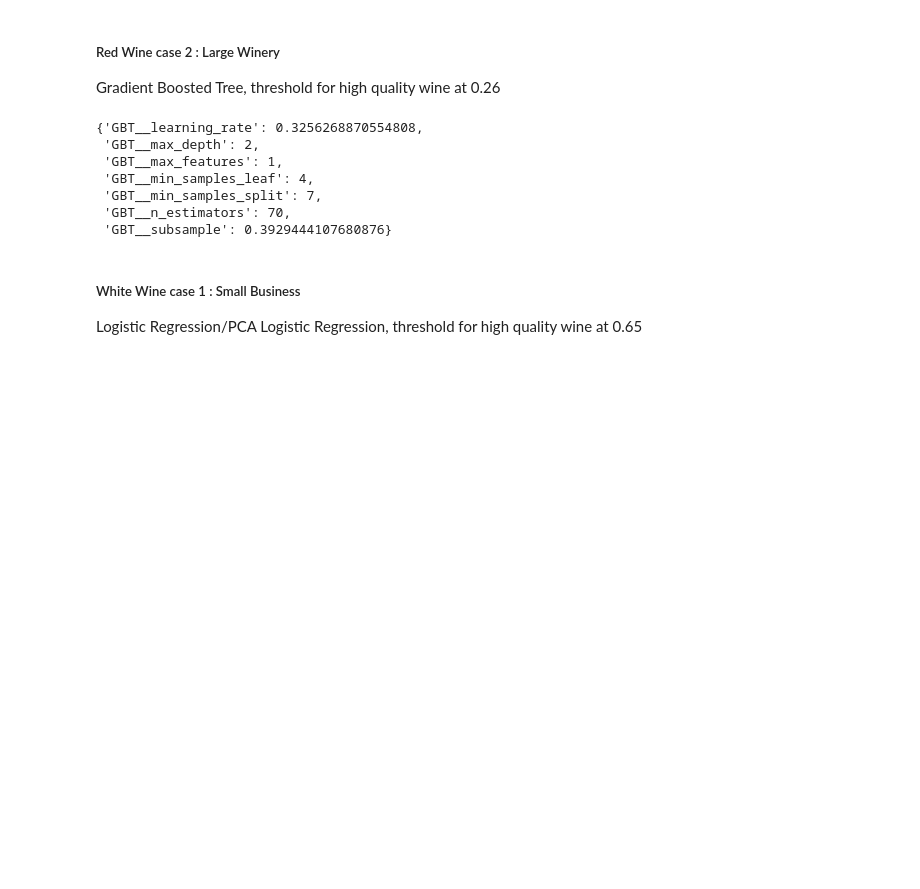
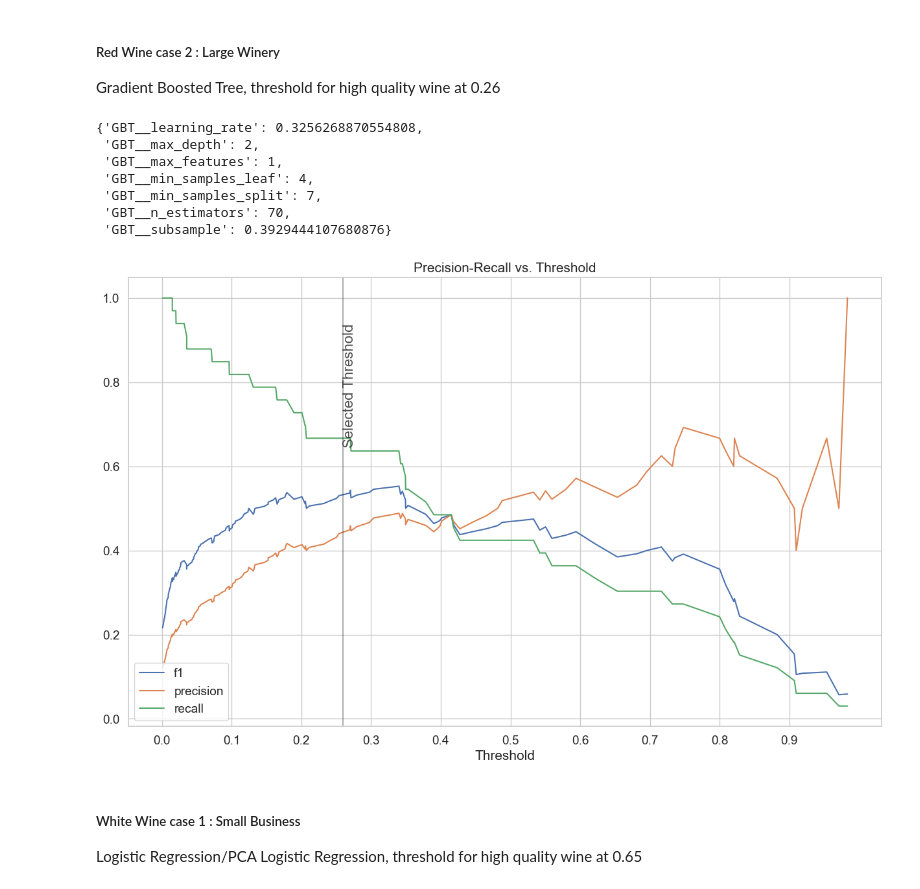
Before and after one commit to clementchen163/Wine-Quality, a Jupyter notebook: 4. Modeling/Wine Quality Modeling.ipynb, the cells around one changed output. Drawn from its saved outputs; the diff is of its cells as text; code cells hidden in the pictures; blank space fills up the shorter version.

```diff
--- a/4. Modeling/Wine Quality Modeling.ipynb
+++ b/4. Modeling/Wine Quality Modeling.ipynb
@@ -596,6 +600,10 @@ GBT_cv_red.best_params_
  'GBT__min_samples_split': 7,
  'GBT__n_estimators': 70,
  'GBT__subsample': 0.3929444107680876}
+# %%
+threshold_chart(GBT_cv_red, X_test_red, y_test_red, threshold=0.26)
+# %% [output]
+[figure, added]
 # %% [markdown]
 ##### White Wine case 1 : Small Business
 Logistic Regression/PCA Logistic Regression, threshold for high quality wine at 0.65
```
Also changed, not shown: parts of 17 cells of this notebook, 38 other files.
